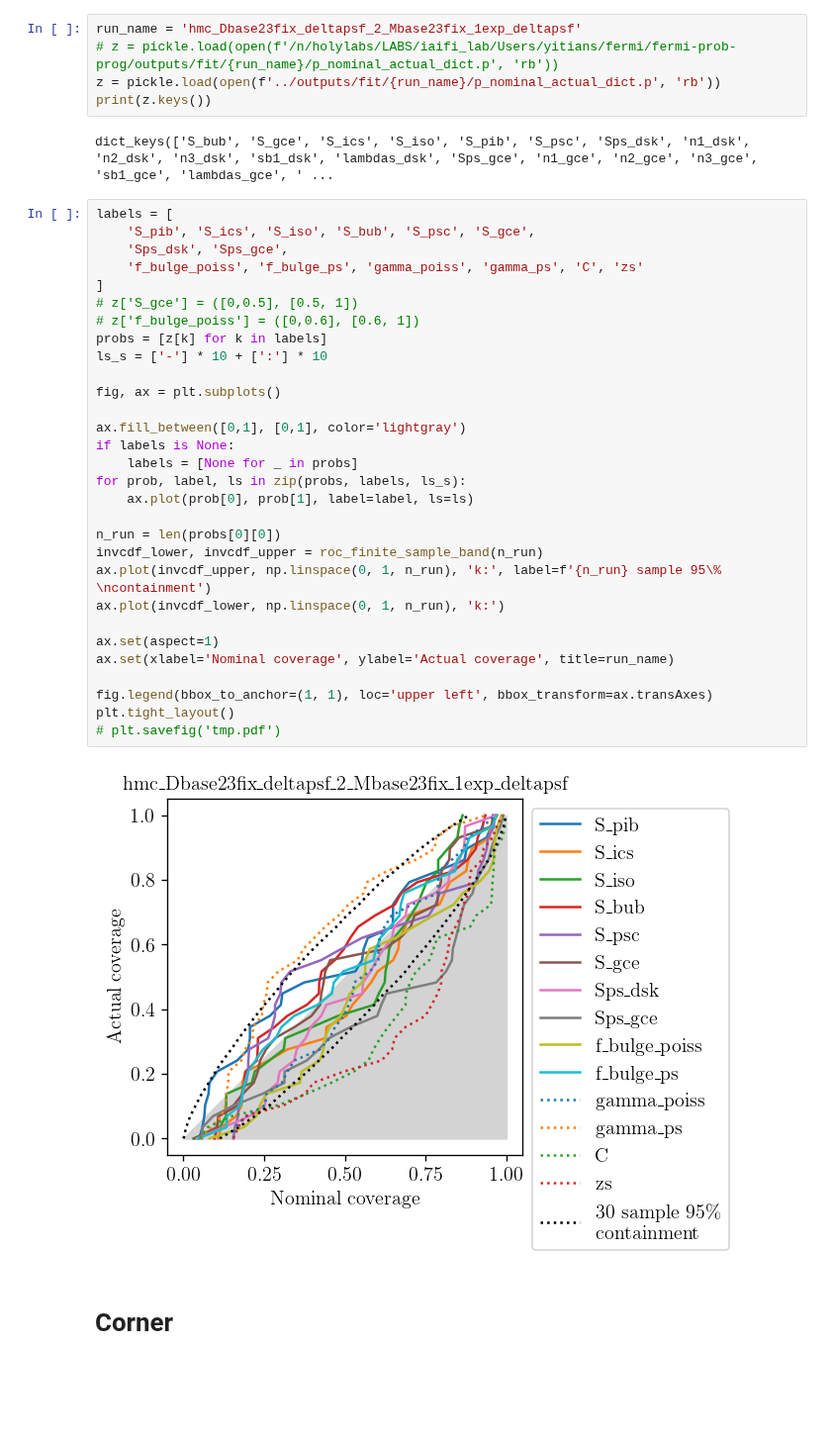
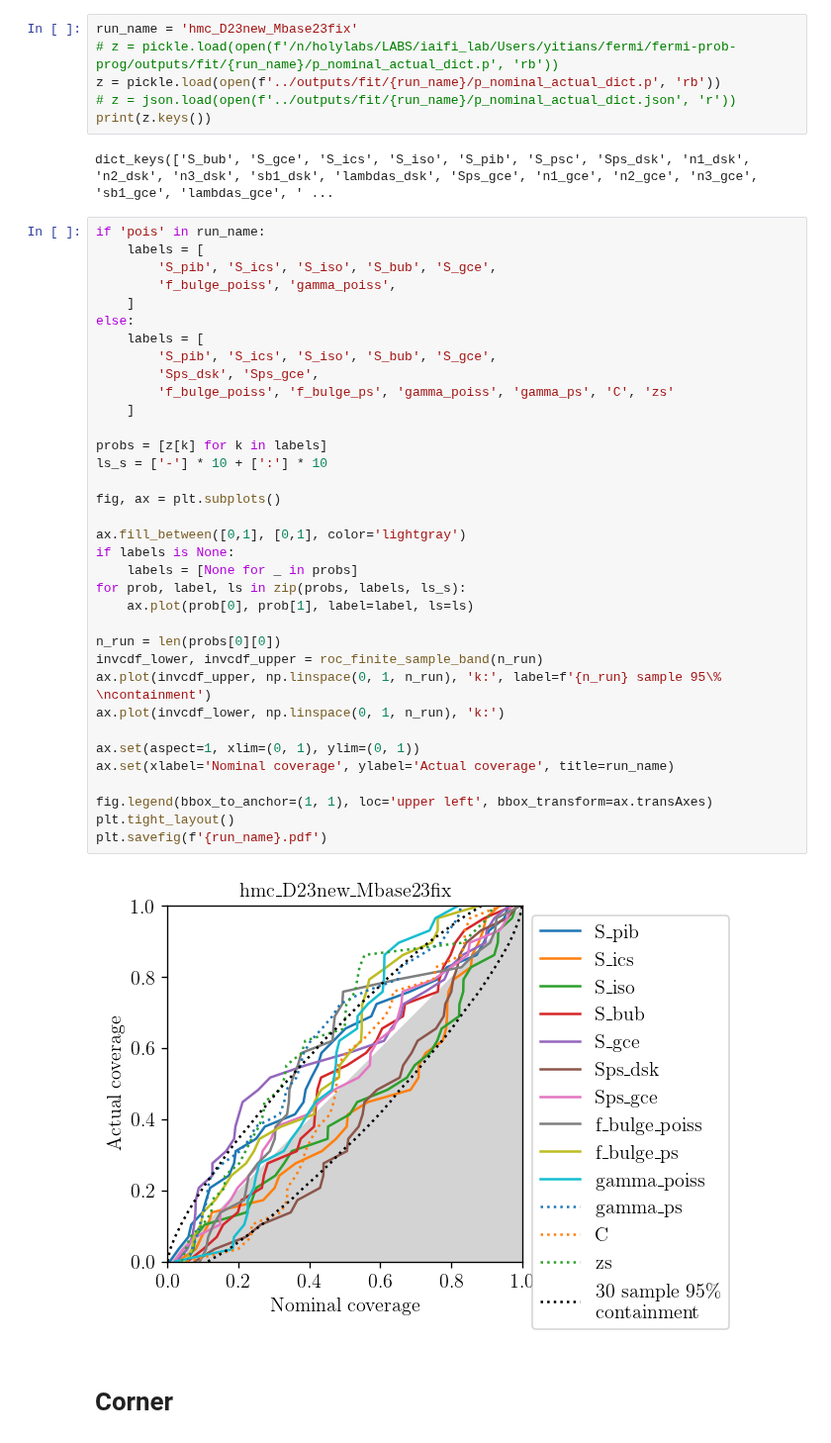
Before and after one commit to smsharma/fermi-prob-prog, a Jupyter notebook: production/view.ipynb, the cells around one changed output. Shown at 99% size. Drawn from its saved outputs; the diff is of its cells as text; blank space fills up the shorter version.

```diff
--- a/production/view.ipynb
+++ b/production/view.ipynb
@@ -21,44 +19,50 @@ mpl.rc_file("../../nptf-test/production/matplotlibrc")
 # %% [markdown]
 # Coverage
 # %%
-run_name = 'hmc_Dbase23fix_deltapsf_2_Mbase23fix_1exp_deltapsf'
+run_name = 'hmc_D23new_Mbase23fix'
 # z = pickle.load(open(f'/n/holylabs/LABS/iaifi_lab/Users/yitians/fermi/fermi-prob-prog/outputs/fit/{run_name}/p_nominal_actual_dict.p', 'rb'))
 z = pickle.load(open(f'../outputs/fit/{run_name}/p_nominal_actual_dict.p', 'rb'))
+# z = json.load(open(f'../outputs/fit/{run_name}/p_nominal_actual_dict.json', 'r'))
 print(z.keys())
 # %% [output]
 dict_keys(['S_bub', 'S_gce', 'S_ics', 'S_iso', 'S_pib', 'S_psc', 'Sps_dsk', 'n1_dsk', 'n2_dsk', 'n3_dsk', 'sb1_dsk', 'lambdas_dsk', 'Sps_gce', 'n1_gce', 'n2_gce', 'n3_gce', 'sb1_gce', 'lambdas_gce', ' ...
 # %%
-labels = [
-    'S_pib', 'S_ics', 'S_iso', 'S_bub', 'S_psc', 'S_gce',
-    'Sps_dsk', 'Sps_gce',
-    'f_bulge_poiss', 'f_bulge_ps', 'gamma_poiss', 'gamma_ps', 'C', 'zs'
-]
-# z['S_gce'] = ([0,0.5], [0.5, 1])
-# z['f_bulge_poiss'] = ([0,0.6], [0.6, 1])
+if 'pois' in run_name:
+    labels = [
+        'S_pib', 'S_ics', 'S_iso', 'S_bub', 'S_gce',
+        'f_bulge_poiss', 'gamma_poiss',
+    ]
+else:
+    labels = [
+        'S_pib', 'S_ics', 'S_iso', 'S_bub', 'S_gce',
+        'Sps_dsk', 'Sps_gce',
+        'f_bulge_poiss', 'f_bulge_ps', 'gamma_poiss', 'gamma_ps', 'C', 'zs'
+    ]
+
 probs = [z[k] for k in labels]
 ls_s = ['-'] * 10 + [':'] * 10
 
 fig, ax = plt.subplots()
 
 ax.fill_between([0,1], [0,1], color='lightgray')
 if labels is None:
     labels = [None for _ in probs]
 for prob, label, ls in zip(probs, labels, ls_s):
     ax.plot(prob[0], prob[1], label=label, ls=ls)
 
 n_run = len(probs[0][0])
 invcdf_lower, invcdf_upper = roc_finite_sample_band(n_run)
 ax.plot(invcdf_upper, np.linspace(0, 1, n_run), 'k:', label=f'{n_run} sample 95\% \ncontainment')
 ax.plot(invcdf_lower, np.linspace(0, 1, n_run), 'k:')
 
-ax.set(aspect=1)
+ax.set(aspect=1, xlim=(0, 1), ylim=(0, 1))
 ax.set(xlabel='Nominal coverage', ylabel='Actual coverage', title=run_name)
 
 fig.legend(bbox_to_anchor=(1, 1), loc='upper left', bbox_transform=ax.transAxes)
 plt.tight_layout()
-# plt.savefig('tmp.pdf')
+plt.savefig(f'{run_name}.pdf')
 # %% [output]
-[figure, old version]
+[figure, new version]
 # %% [markdown]
 # Corner
 # %%
```
Also changed, not shown: parts of 2 cells of this notebook, 5 other files.
